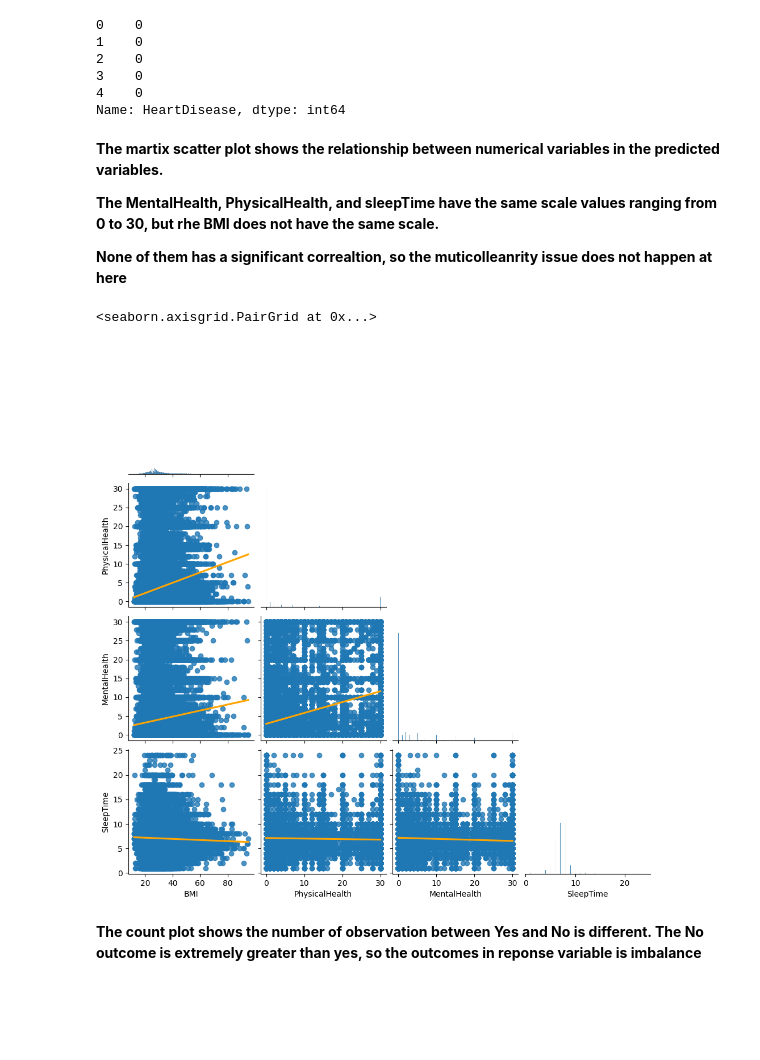
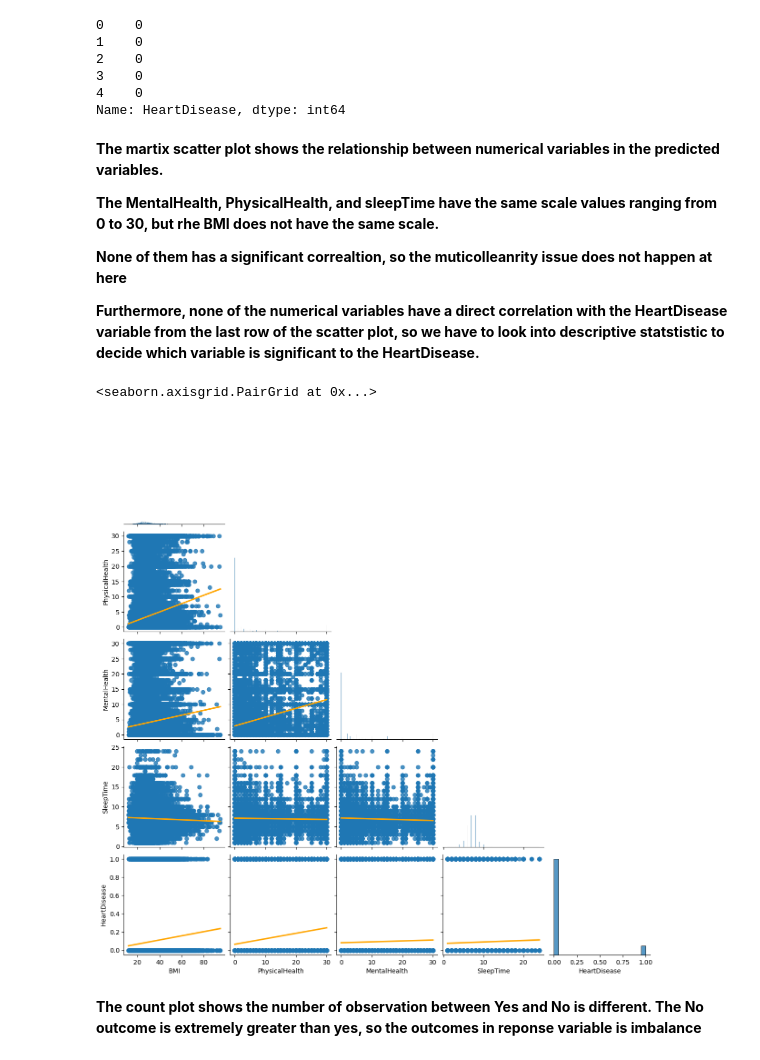
Before and after one commit to JunJul/NSDC-Project-Heart-Disease-Classification, a Jupyter notebook: Indicator_of_Heart_Disease.ipynb, the cells around one changed output. Saved outputs shown, nothing was run; the diff lists cells and outputs as text; code cells hidden in the pictures; blank space fills up the shorter version.

```diff
--- a/Indicator_of_Heart_Disease.ipynb
+++ b/Indicator_of_Heart_Disease.ipynb
@@ -290,12 +291,14 @@ Name: HeartDisease, dtype: int64
 **The MentalHealth, PhysicalHealth, and sleepTime have the same scale values ranging from 0 to 30, but rhe BMI does not have the same scale.**
 
 **None of them has a significant correaltion, so the muticolleanrity issue does not happen at here**
+
+**Furthermore, none of the numerical variables have a direct correlation with the HeartDisease variable from the last row of the scatter plot, so we have to look into descriptive statstistic to decide which variable is significant to the HeartDisease.**
 # %%
-sns.pairplot(numerical_data, kind='reg',
+sns.pairplot(pd.concat([numerical_data, response_feature], axis=1), kind='reg',
              corner=True, plot_kws={'line_kws':{'color':'orange'}})
 # %% [output]
 <seaborn.axisgrid.PairGrid at 0x...>
-[figure, old version]
+[figure, new version]
 # %% [markdown]
 **The count plot shows the number of observation between Yes and No is different. The No outcome is extremely greater than yes, so the outcomes in reponse variable is imbalance**
 # %%
```
Also changed, not shown: parts of 32 cells of this notebook.
